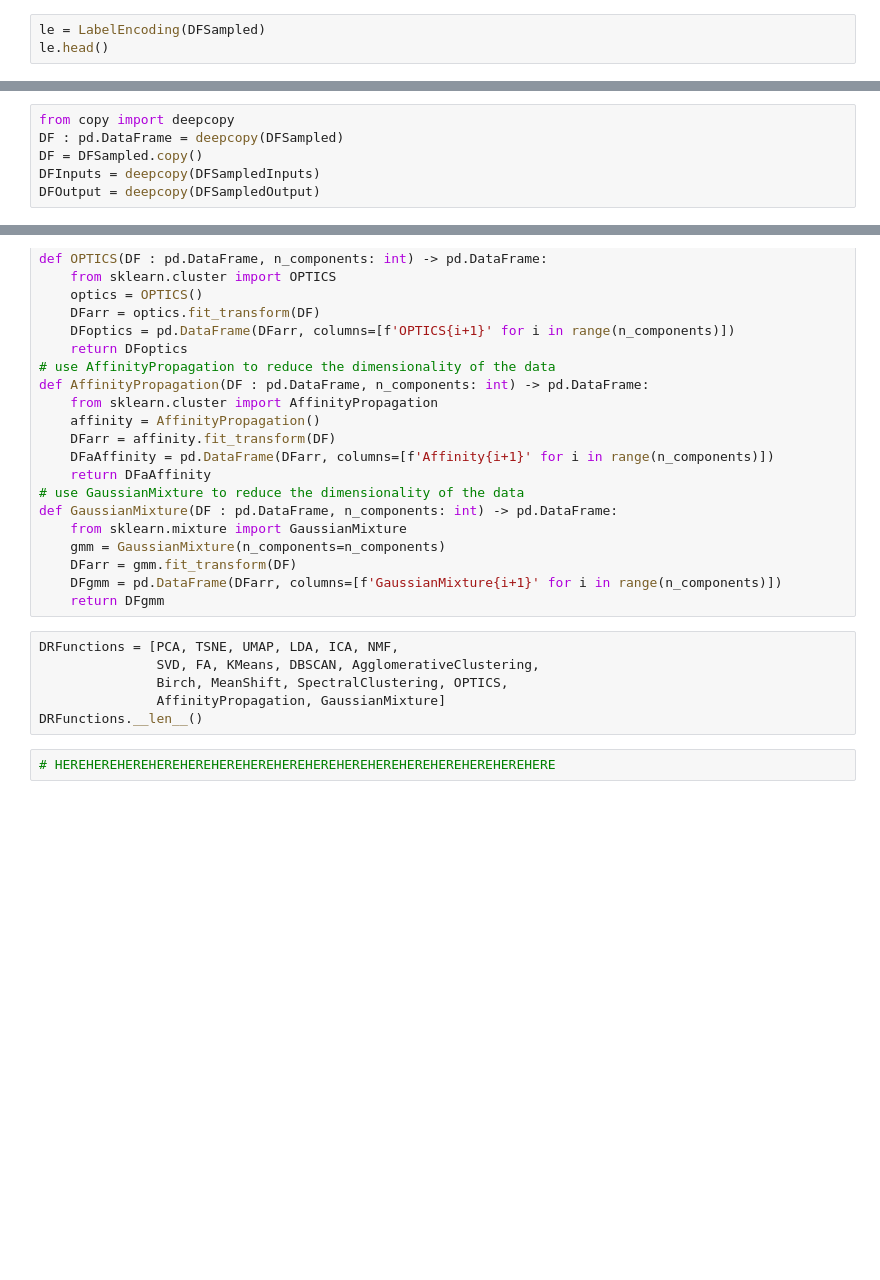
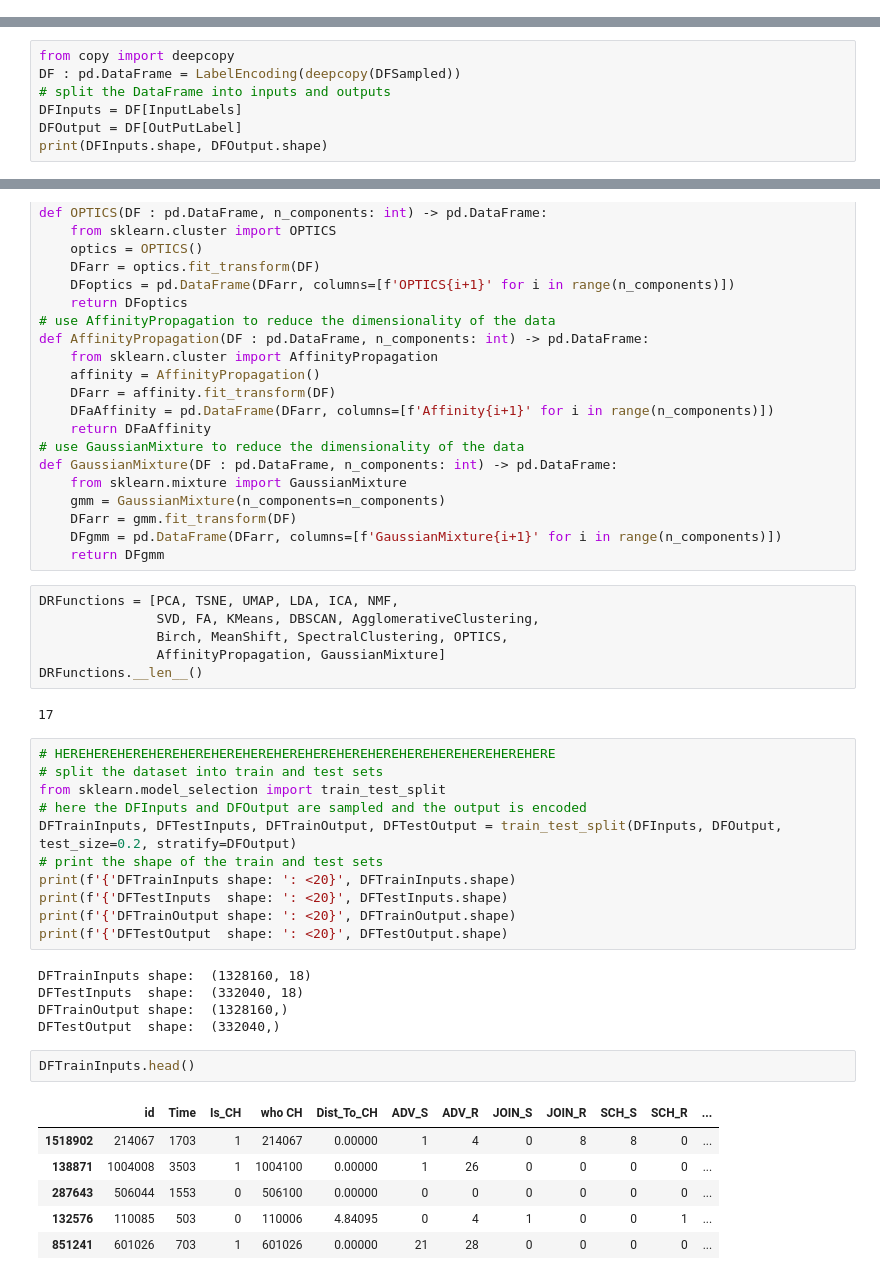
Before and after one commit to Nedal-haltam/ML-wsn-ids-ds-project, a Jupyter notebook: wsn-ids-ds-notebook.ipynb, the cells around one changed output, grey strips where cells are left out. Cells and saved outputs as stored; diff of their text form; blank space fills up the shorter version.

```diff
--- a/wsn-ids-ds-notebook.ipynb
+++ b/wsn-ids-ds-notebook.ipynb
@@ -90,9 +262,6 @@ def OneHotEncoding(DF : pd.DataFrame) -> pd.DataFrame:
     encoded_df = pd.DataFrame(encoded, columns=ohe.get_feature_names_out(categorical_columns))
     DFONE = pd.concat([DF.drop(columns=categorical_columns), encoded_df], axis=1)
     return DFONE
-# %%
-le = LabelEncoding(DFSampled)
-le.head()
 # %%
 ohe = OneHotEncoding(DFSampled)
 ohe.head()
@@ -99,6 +292,7 @@ ohe.head()
 # %%
 from copy import deepcopy
-DF : pd.DataFrame = deepcopy(DFSampled)
-DF = DFSampled.copy()
-DFInputs = deepcopy(DFSampledInputs)
-DFOutput = deepcopy(DFSampledOutput)
+DF : pd.DataFrame = LabelEncoding(deepcopy(DFSampled))
+# split the DataFrame into inputs and outputs
+DFInputs = DF[InputLabels]
+DFOutput = DF[OutPutLabel]
+print(DFInputs.shape, DFOutput.shape)
@@ -261,5 +504,30 @@ DRFunctions = [PCA, TSNE, UMAP, LDA, ICA, NMF,
                Birch, MeanShift, SpectralClustering, OPTICS,
                AffinityPropagation, GaussianMixture]
 DRFunctions.__len__()
+# %% [output]
+17
 # %%
 # HEREHEREHEREHEREHEREHEREHEREHEREHEREHEREHEREHEREHEREHEREHEREHERE
+# split the dataset into train and test sets
+from sklearn.model_selection import train_test_split
+# here the DFInputs and DFOutput are sampled and the output is encoded
+DFTrainInputs, DFTestInputs, DFTrainOutput, DFTestOutput = train_test_split(DFInputs, DFOutput, test_size=0.2, stratify=DFOutput)
+# print the shape of the train and test sets
+print(f'{'DFTrainInputs shape: ': <20}', DFTrainInputs.shape)
+print(f'{'DFTestInputs  shape: ': <20}', DFTestInputs.shape)
+print(f'{'DFTrainOutput shape: ': <20}', DFTrainOutput.shape)
+print(f'{'DFTestOutput  shape: ': <20}', DFTestOutput.shape)
+# %% [output]
+DFTrainInputs shape:  (1328160, 18)
+DFTestInputs  shape:  (332040, 18)
+DFTrainOutput shape:  (1328160,)
+DFTestOutput  shape:  (332040,)
+# %%
+DFTrainInputs.head()
+# %% [output]
+|  | id | Time | Is_CH | who CH | Dist_To_CH | ADV_S | ADV_R | JOIN_S | JOIN_R | SCH_S | SCH_R | ... |
+| 1518902 | 214067 | 1703 | 1 | 214067 | 0.00000 | 1 | 4 | 0 | 8 | 8 | 0 | ... |
+| 138871 | 1004008 | 3503 | 1 | 1004100 | 0.00000 | 1 | 26 | 0 | 0 | 0 | 0 | ... |
+| 287643 | 506044 | 1553 | 0 | 506100 | 0.00000 | 0 | 0 | 0 | 0 | 0 | 0 | ... |
+| 132576 | 110085 | 503 | 0 | 110006 | 4.84095 | 0 | 4 | 1 | 0 | 0 | 1 | ... |
+| 851241 | 601026 | 703 | 1 | 601026 | 0.00000 | 21 | 28 | 0 | 0 | 0 | 0 | ... |
```
Also changed, not shown: parts of 37 cells of this notebook, 3 other files.
